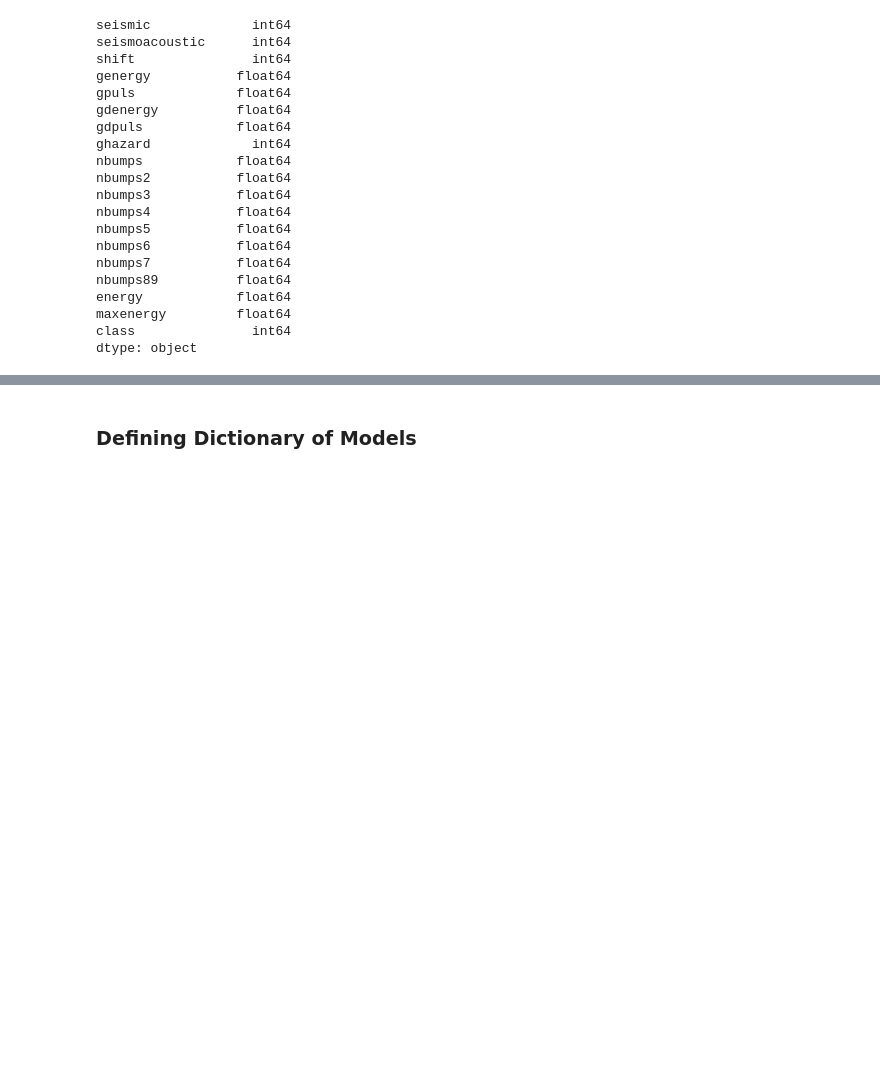
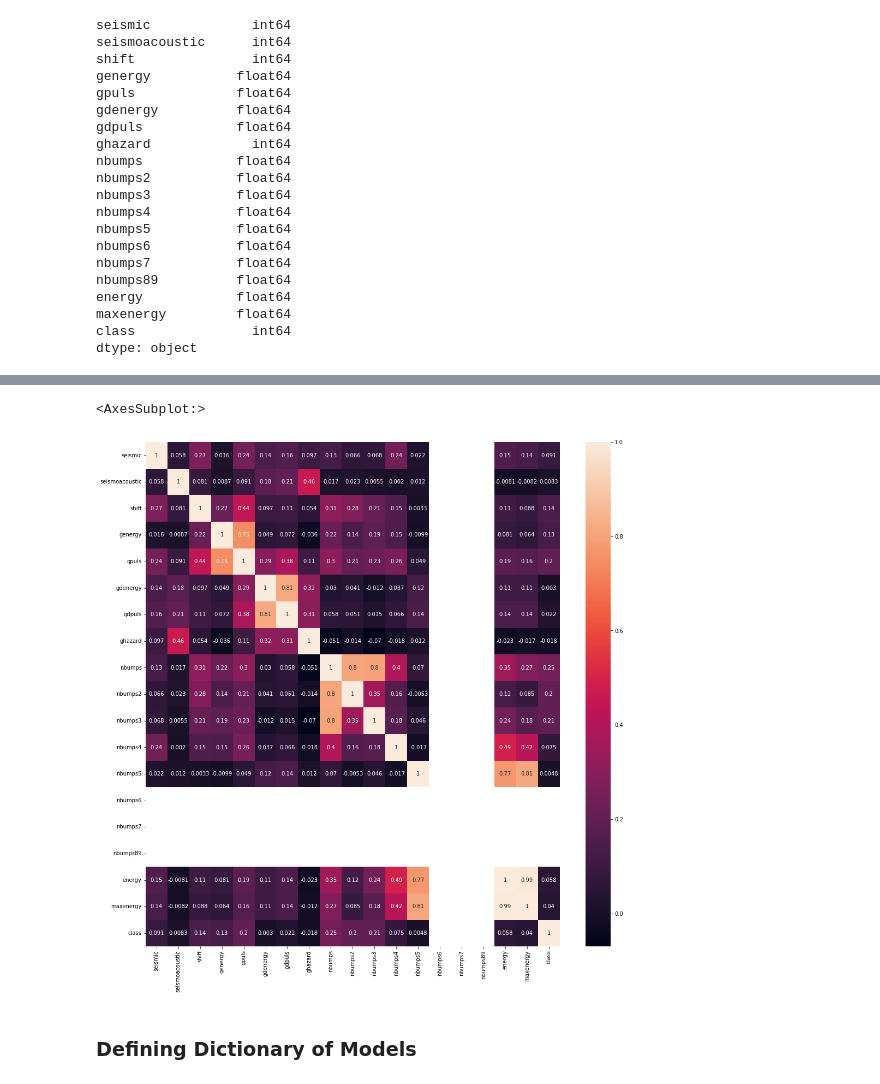
Before and after one commit to Amir-h055/Machine-Learning, a Jupyter notebook: project/Classification/Seismic_Bumps.ipynb, the cells around one changed output, grey strips where cells are left out. Drawn from its saved outputs; the diff is of its cells as text; code cells hidden in the pictures; blank space fills up the shorter version.

```diff
--- a/project/Classification/Seismic_Bumps.ipynb
+++ b/project/Classification/Seismic_Bumps.ipynb
@@ -118,6 +119,9 @@ dtype: object
 # %%
-# plt.figure(figsize=(17,17))
-# sns.heatmap(df.corr(), annot =True)
+plt.figure(figsize=(17,17))
+sns.heatmap(df.corr(), annot =True)
+# %% [output]
+<AxesSubplot:>
+[figure, added]
 # %% [markdown]
 ### Defining Dictionary of Models
 # %%
```
Also changed, not shown: parts of 11 cells of this notebook, 2 other files.
